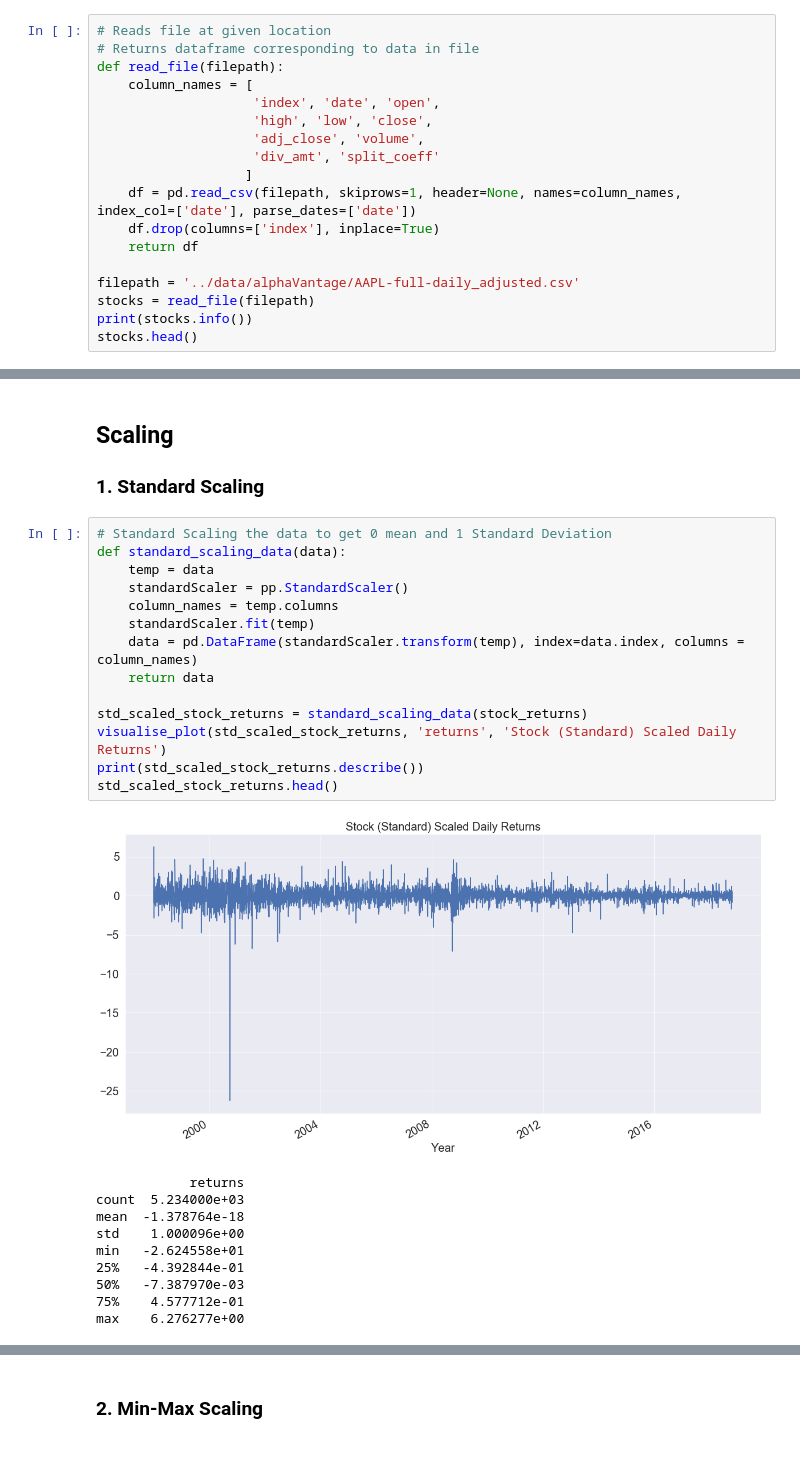
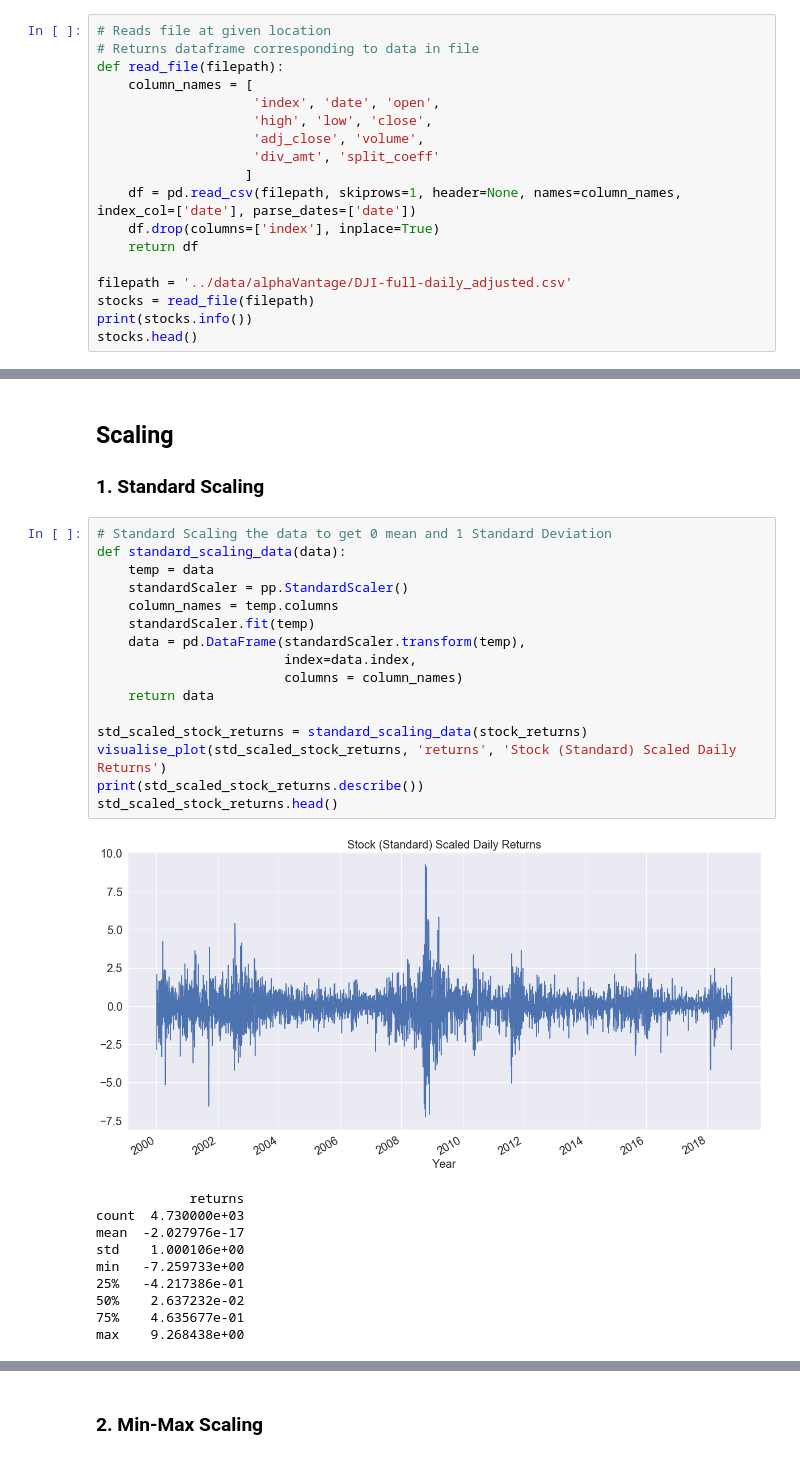
Before and after one commit to Keshav97/Final-Project, a Jupyter notebook: Preprocessing/Preprocessing.ipynb, the cells around one changed output, grey strips where cells are left out. Cells and saved outputs as stored; diff of their text form.

```diff
--- a/Preprocessing/Preprocessing.ipynb
+++ b/Preprocessing/Preprocessing.ipynb
@@ -25,7 +25,7 @@ def read_file(filepath):
     df.drop(columns=['index'], inplace=True)
     return df
 
-filepath = '../data/alphaVantage/AAPL-full-daily_adjusted.csv'
+filepath = '../data/alphaVantage/DJI-full-daily_adjusted.csv'
 stocks = read_file(filepath)
 print(stocks.info())
 stocks.head()
@@ -102,26 +102,28 @@ max       0.076567
 # %%
 # Standard Scaling the data to get 0 mean and 1 Standard Deviation
 def standard_scaling_data(data):
     temp = data
     standardScaler = pp.StandardScaler()
     column_names = temp.columns
     standardScaler.fit(temp)
-    data = pd.DataFrame(standardScaler.transform(temp), index=data.index, columns = column_names)
+    data = pd.DataFrame(standardScaler.transform(temp),
+                        index=data.index,
+                        columns = column_names)
     return data
 
 std_scaled_stock_returns = standard_scaling_data(stock_returns)
 visualise_plot(std_scaled_stock_returns, 'returns', 'Stock (Standard) Scaled Daily Returns')
 print(std_scaled_stock_returns.describe())
 std_scaled_stock_returns.head()
 # %% [output]
-[figure, old version]
+[figure, new version]
             returns
-count  5.234000e+03
-mean  -1.378764e-18
-std    1.000096e+00
-min   -2.624558e+01
-25%   -4.392844e-01
-50%   -7.387970e-03
-75%    4.577712e-01
-max    6.276277e+00
+count  4.730000e+03
+mean  -2.027976e-17
+std    1.000106e+00
+min   -7.259733e+00
+25%   -4.217386e-01
+50%    2.637232e-02
+75%    4.635677e-01
+max    9.268438e+00
 |  | returns |
```
Also changed, not shown: parts of 12 cells of this notebook.
